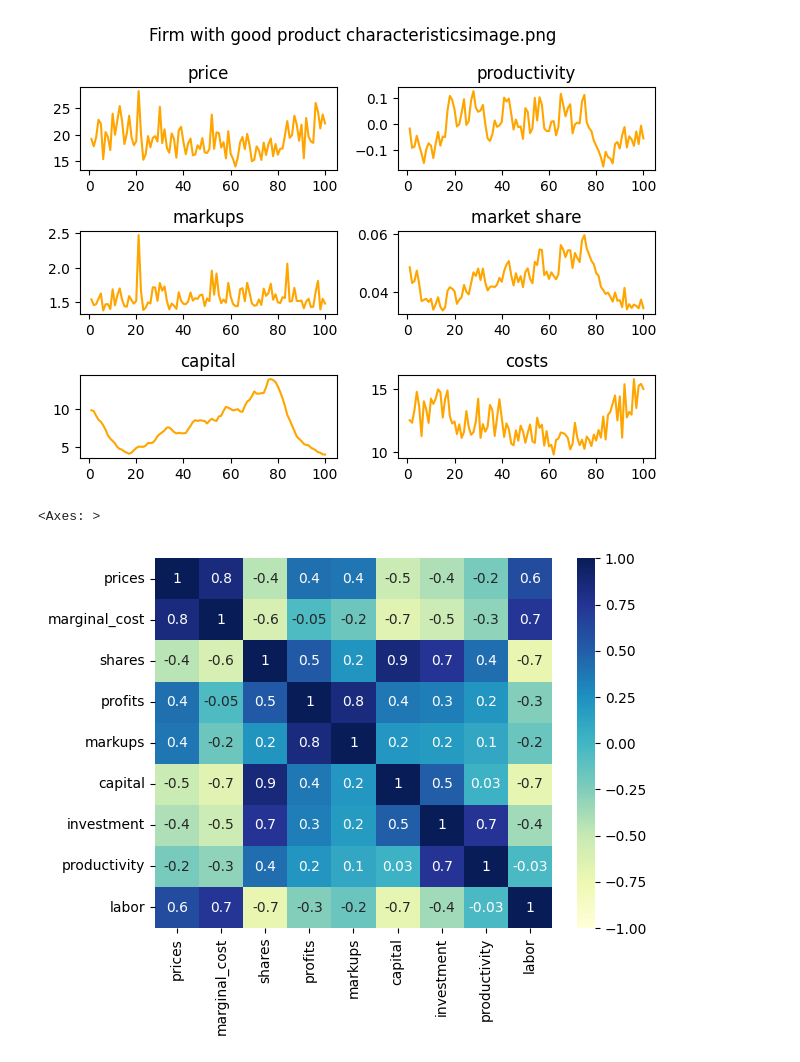
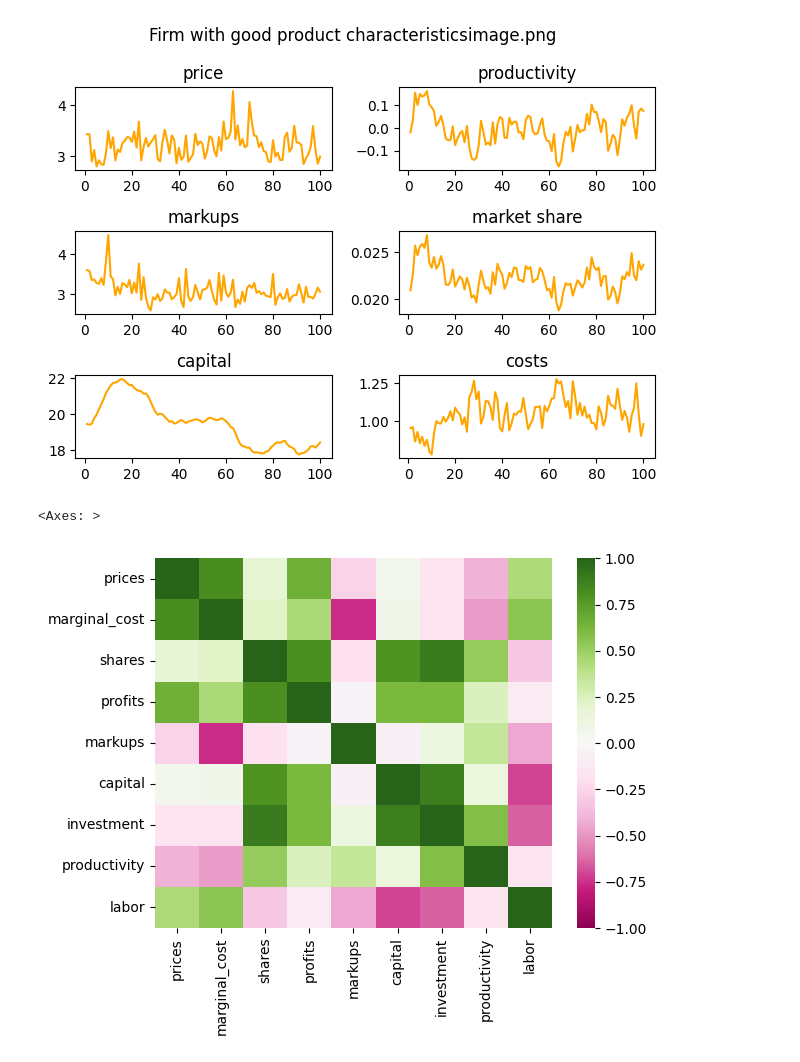
Before and after one commit to anuscabc/markdown_estimation, a Jupyter notebook: plots/plot_single_run_integrated.ipynb, the cells around one changed output. Drawn from its saved outputs; the diff is of its cells as text; code cells hidden in the pictures.

```diff
--- a/plots/plot_single_run_integrated.ipynb
+++ b/plots/plot_single_run_integrated.ipynb
@@ -3,7 +3,7 @@ import pandas as pd
 import matplotlib.pyplot as plt
 import seaborn as sns
 # %%
-df = pd.read_csv('../data/market_integrates_100.csv')
+df = pd.read_csv('../data/market_integrates_1.csv')
 print(df)
 # %% [output]
      market_ids  firm_ids  characteristic1  characteristic2    prices  \
@@ -94,10 +95,10 @@ AttributeError: 'DataFrame' object has no attribute 'price'
 fig, [[ax1, ax2], [ax3, ax4], [ax5, ax6]] = plt.subplots(3, 2)
 fig.suptitle(f'Firm with good product characteristicsimage.png')
 
-ax1.plot(group4_cc.market_ids, group4_cc.price, color='orange')
+ax1.plot(group4_cc.market_ids, group4_cc.prices, color='orange')
 ax2.plot(group4_cc.market_ids, group4_cc.productivity, color='orange')
 ax3.plot(group4_cc.market_ids, group4_cc.markups, color='orange')
-ax4.plot(group4_cc.market_ids, group4_cc.mshare, color='orange')
+ax4.plot(group4_cc.market_ids, group4_cc.shares, color='orange')
 ax5.plot(group4_cc.market_ids, group4_cc.capital, color='orange')
 ax6.plot(group4_cc.market_ids, group4_cc.marginal_cost, color='orange')
 
@@ -111,10 +112,12 @@ ax6.set_title('costs')
 plt.tight_layout()
 plt.show()
 # %% [output]
-[figure, old version]
+[figure, new version]
 # %%
 heatmap_df = df.drop(['market_ids','firm_ids', 'characteristic1', 'characteristic2', 'e_quantity'], axis=1)
-sns.heatmap(heatmap_df.corr(), vmin = -1., vmax=1., cmap="YlGnBu", annot=True, fmt='.1g')
+# heatmap_df = df.drop(['market_ids','firm_ids', 'e_quantity'], axis=1)
+
+sns.heatmap(heatmap_df.corr(), vmin = -1., vmax=1., cmap="PiYG", annot=False, fmt='.1g')
 # %% [output]
 <Axes: >
-[figure, old version]
+[figure, new version]
```
Also changed, not shown: parts of 5 cells of this notebook, 5 other files.
